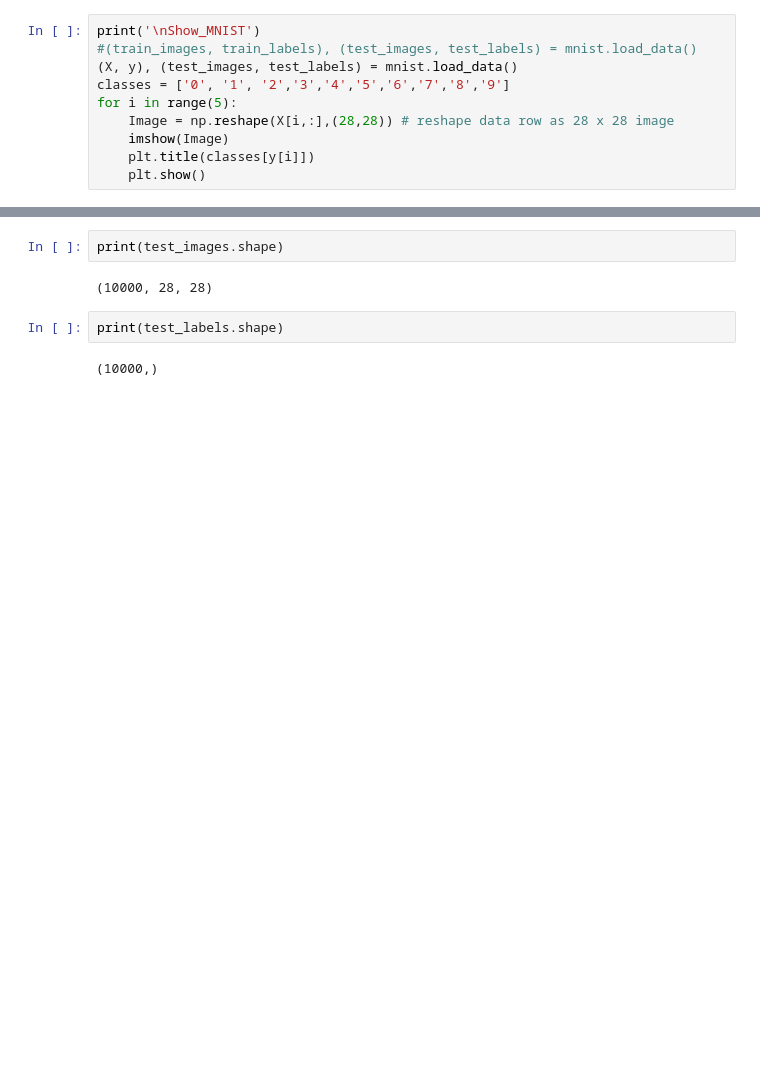
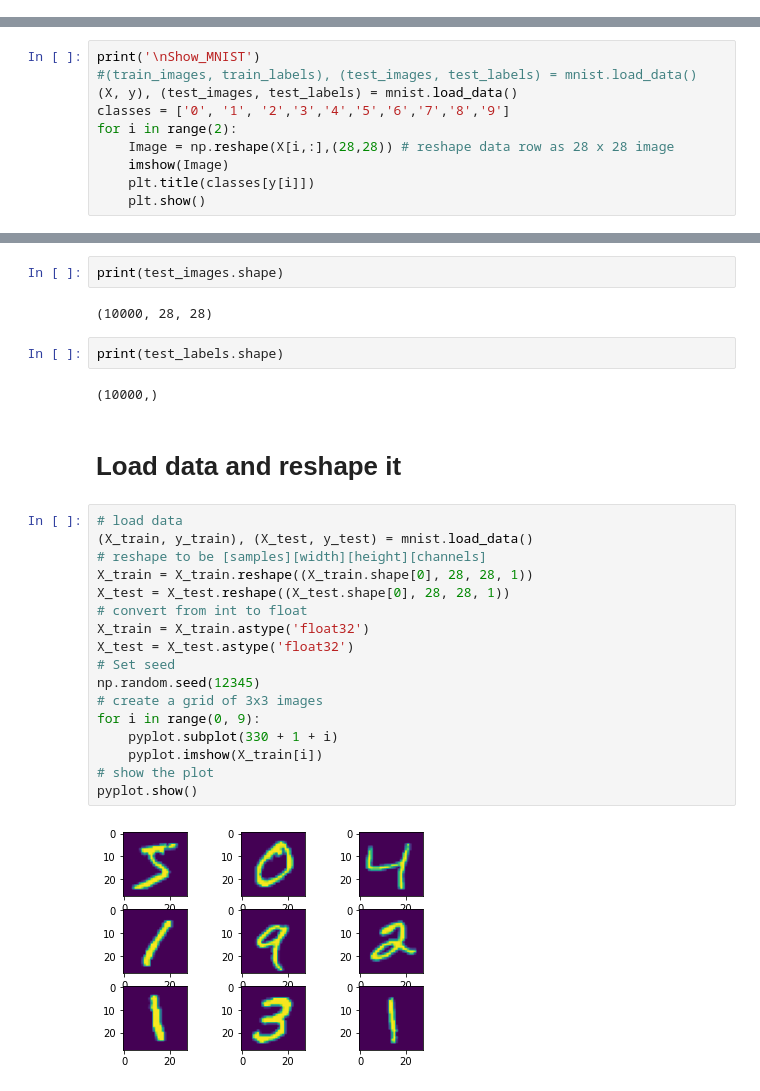
Before and after one commit to LiYuan199701/LEC-5-Regularization, a Jupyter notebook: explore.ipynb, the cells around one changed output, grey strips where cells are left out. Cells and saved outputs as stored; diff of their text form; blank space fills up the shorter version.

Commit message:
Add new data aug to explore

```diff
--- a/explore.ipynb
+++ b/explore.ipynb
@@ -6,10 +8,0 @@ from keras.datasets import mnist
-# %%
-print('\nShow_MNIST')
-#(train_images, train_labels), (test_images, test_labels) = mnist.load_data()
-(X, y), (test_images, test_labels) = mnist.load_data()
-classes = ['0', '1', '2','3','4','5','6','7','8','9']
-for i in range(5):
-    Image = np.reshape(X[i,:],(28,28)) # reshape data row as 28 x 28 image
-    imshow(Image)
-    plt.title(classes[y[i]])
-    plt.show()
@@ -24,3 +10,13 @@ Show_MNIST
 print(X.shape)
 # %% [output]
 (60000, 28, 28)
+# %%
+print('\nShow_MNIST')
+#(train_images, train_labels), (test_images, test_labels) = mnist.load_data()
+(X, y), (test_images, test_labels) = mnist.load_data()
+classes = ['0', '1', '2','3','4','5','6','7','8','9']
+for i in range(2):
+    Image = np.reshape(X[i,:],(28,28)) # reshape data row as 28 x 28 image
+    imshow(Image)
+    plt.title(classes[y[i]])
+    plt.show()
@@ -36,3 +36,24 @@ print(test_images.shape)
 print(test_labels.shape)
 # %% [output]
 (10000,)
+# %% [markdown]
+# Load data and reshape it
+# %%
+# load data
+(X_train, y_train), (X_test, y_test) = mnist.load_data()
+# reshape to be [samples][width][height][channels]
+X_train = X_train.reshape((X_train.shape[0], 28, 28, 1))
+X_test = X_test.reshape((X_test.shape[0], 28, 28, 1))
+# convert from int to float
+X_train = X_train.astype('float32')
+X_test = X_test.astype('float32')
+# Set seed
+np.random.seed(12345)
+# create a grid of 3x3 images
+for i in range(0, 9):
+	pyplot.subplot(330 + 1 + i)
+	pyplot.imshow(X_train[i])
+# show the plot
+pyplot.show()
+# %% [output]
+[figure, added]
```
Also changed, not shown: parts of 15 cells of this notebook, 1 other file.
